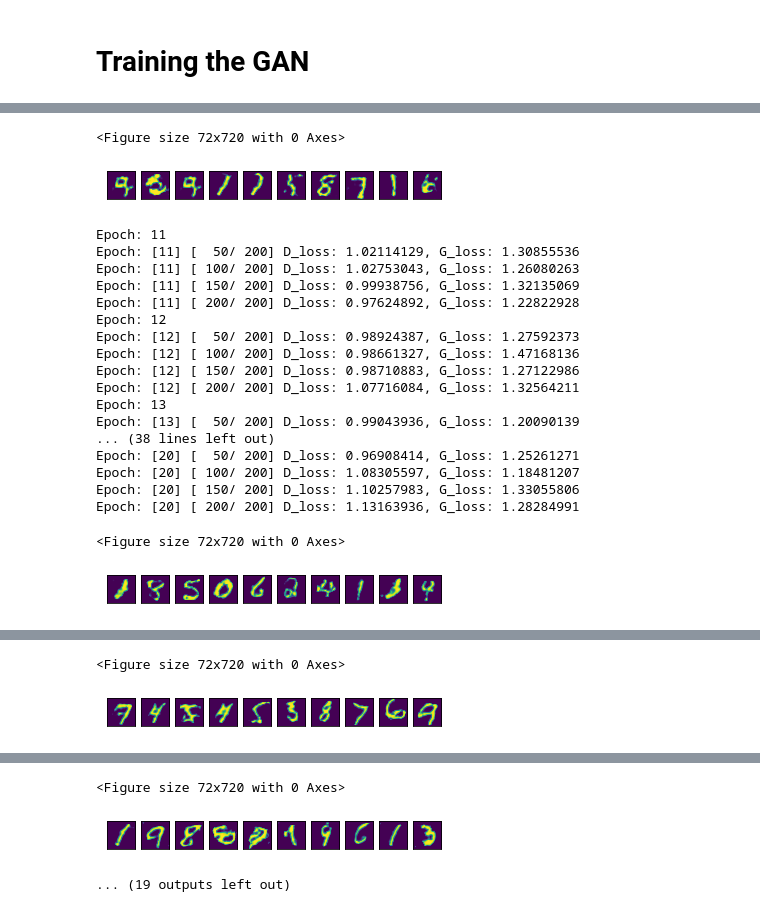
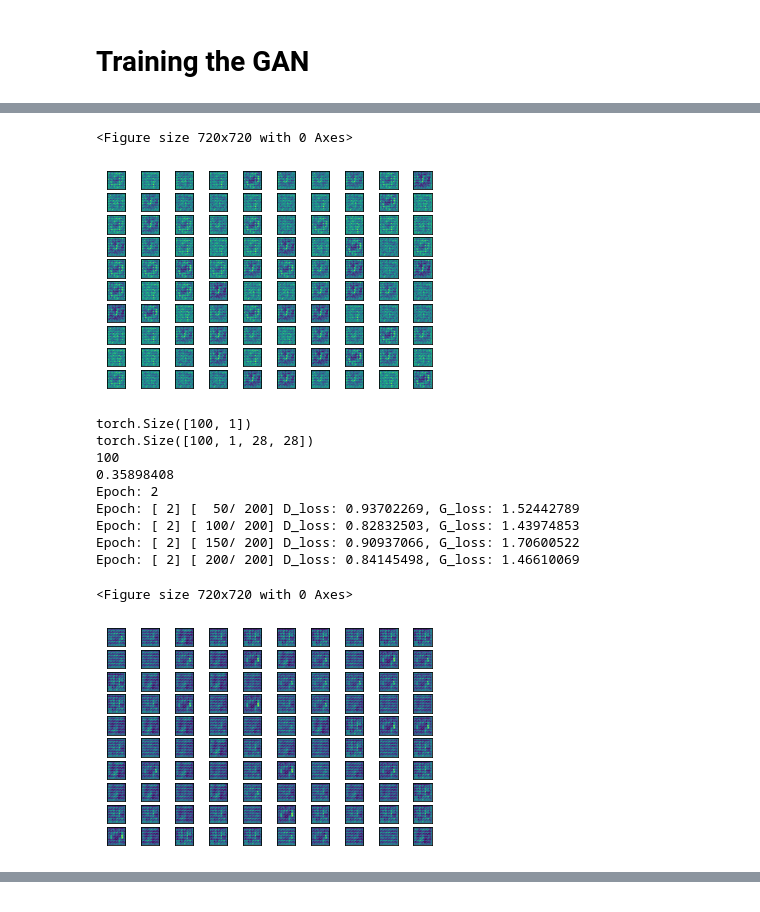
Before and after one commit to Olivia-Feldman/NUGAN-DISTGAN, a Jupyter notebook: NuGAN.ipynb, the cells around one changed output, grey strips where cells are left out. Saved outputs shown, nothing was run; the diff lists cells and outputs as text; code cells hidden in the pictures.

```diff
--- a/NuGAN.ipynb
+++ b/NuGAN.ipynb
@@ -64,3 +73,25 @@ def visualize_results(gan):
+# %%
+def inception_score(gan):
+
+      num_images = 100
+      sample_z_ = torch.rand((num_images, gan.z_dim)).cuda()
+      print(sample_z_.shape)
+      samples = gan.G(sample_z_)
+      print(samples.shape)
+
+      N = len(samples)
+
+      print(N)
+
+      D_fake = gan.D(samples)
+      D_fake = D_fake.cpu().data.numpy()
+
+      print(D_fake[0][0])
+
+      # Get predictions
+      # The inception score has a lowest value of 1.0 and a highest value of the number of classes supported by the classification model;
+      # In the MNIST dataset, there are 10 classes
+      preds = np.zeros((N, 10))
 # %%
 from scipy.sparse import linalg
 
@@ -183,7 +214,8 @@ class Generator(nn.Module):
         self.fc = nn.Sequential(
             nn.Linear(self.input_dim, 1024),
             nn.BatchNorm1d(1024),
-            nn.ReLU(),
+            #nn.ReLU(),
+            nn.LeakyReLU(0.2),
             nn.Linear(1024, 2*self.base_size * (self.input_size // 4) * (self.input_size // 4)),
             nn.BatchNorm1d(2*self.base_size * (self.input_size // 4) * (self.input_size // 4)),
             nn.ReLU(),
@@ -192,7 +224,8 @@ class Generator(nn.Module):
         self.deconv = nn.Sequential(
             nn.ConvTranspose2d(2*self.base_size, self.base_size, 4, 2, 1),
             nn.BatchNorm2d(self.base_size),
-            nn.ReLU(),
+            #nn.ReLU(),
+            nn.LeakyReLU(0.2),
             nn.ConvTranspose2d(self.base_size, self.output_dim, 4, 2, 1),
             nn.Tanh(),
         )
@@ -229,9 +262,9 @@ class Discriminator(nn.Module):
         # self.fc4 = nn.Linear(self.fc3.out_features, self.output_dim)
 
         self.conv = nn.Sequential(
-            nn.Conv2d(self.input_dim, self.base_size, 4, 2, 1),
+            nn.Conv2d(self.input_dim, self.base_size, kernel_size=4, stride=2, padding=1),
             nn.LeakyReLU(0.2),
-            nn.Conv2d(self.base_size, 2*self.base_size, 4, 2, 1),
+            nn.Conv2d(self.base_size, 2*self.base_size, kernel_size=4, stride=2, padding=1),
             nn.BatchNorm2d(2*self.base_size),
             nn.LeakyReLU(0.2),
         )
@@ -425,17 +458,18 @@ class GAN():
                           ((epoch + 1), (iter + 1), self.data_loader.dataset.__len__() // self.batch_size, D_loss.item(), G_loss.item()))
 
             # Visualize results
-            if ((epoch + 1) % 10) == 0:
+            if ((epoch + 1) % 1) == 0:
                 with torch.no_grad():
                     visualize_results(self)
+                    inception_score(self)
                 #visualize_gan_optim_loss(self)
 
         print("Training finished!")
 # %% [markdown]
 # Training the GAN
 # %%
-params = {'beta1': 0.5, 'beta2': 0.999,'lr_g':0.0002,'lr_d':0.0002,'max_epochs':100}
-params['z_dim'] = 2
+params = {'beta1': 0.5, 'beta2': 0.999,'lr_g':0.0002,'lr_d':0.0002,'max_epochs':2}
+params['z_dim'] = 1
 params['base_size'] = 64
 
 gan = GAN(params)
@@ -461,21 +484,13 @@ Epoch: [10] [ 200/ 200] D_loss: 1.24425876, G_loss: 1.11911190
-<Figure size 72x720 with 0 Axes>
+<Figure size 720x720 with 0 Axes>
-[figure, old version]
+[figure, new version]
-Epoch: 11
-Epoch: [11] [  50/ 200] D_loss: 1.02114129, G_loss: 1.30855536
-Epoch: [11] [ 100/ 200] D_loss: 1.02753043, G_loss: 1.26080263
-Epoch: [11] [ 150/ 200] D_loss: 0.99938756, G_loss: 1.32135069
-Epoch: [11] [ 200/ 200] D_loss: 0.97624892, G_loss: 1.22822928
-Epoch: 12
-Epoch: [12] [  50/ 200] D_loss: 0.98924387, G_loss: 1.27592373
-Epoch: [12] [ 100/ 200] D_loss: 0.98661327, G_loss: 1.47168136
-Epoch: [12] [ 150/ 200] D_loss: 0.98710883, G_loss: 1.27122986
-Epoch: [12] [ 200/ 200] D_loss: 1.07716084, G_loss: 1.32564211
-Epoch: 13
-Epoch: [13] [  50/ 200] D_loss: 0.99043936, G_loss: 1.20090139
-... (38 lines left out)
-Epoch: [20] [  50/ 200] D_loss: 0.96908414, G_loss: 1.25261271
-Epoch: [20] [ 100/ 200] D_loss: 1.08305597, G_loss: 1.18481207
-Epoch: [20] [ 150/ 200] D_loss: 1.10257983, G_loss: 1.33055806
-Epoch: [20] [ 200/ 200] D_loss: 1.13163936, G_loss: 1.28284991
+torch.Size([100, 1])
+torch.Size([100, 1, 28, 28])
+100
+0.35898408
+Epoch: 2
+Epoch: [ 2] [  50/ 200] D_loss: 0.93702269, G_loss: 1.52442789
+Epoch: [ 2] [ 100/ 200] D_loss: 0.82832503, G_loss: 1.43974853
+Epoch: [ 2] [ 150/ 200] D_loss: 0.90937066, G_loss: 1.70600522
+Epoch: [ 2] [ 200/ 200] D_loss: 0.84145498, G_loss: 1.46610069
-<Figure size 72x720 with 0 Axes>
+<Figure size 720x720 with 0 Axes>
-[figure, old version]
+[figure, new version]
@@ -499,2 +501,0 @@ Epoch: [30] [ 200/ 200] D_loss: 0.87788808, G_loss: 1.49266255
-<Figure size 72x720 with 0 Axes>
-[figure, removed]
@@ -518,3 +501,0 @@ Epoch: [40] [ 200/ 200] D_loss: 0.85660827, G_loss: 1.59397686
-<Figure size 72x720 with 0 Axes>
-[figure, removed]
-... (19 outputs left out)
```
Also changed, not shown: parts of 5 cells of this notebook.
